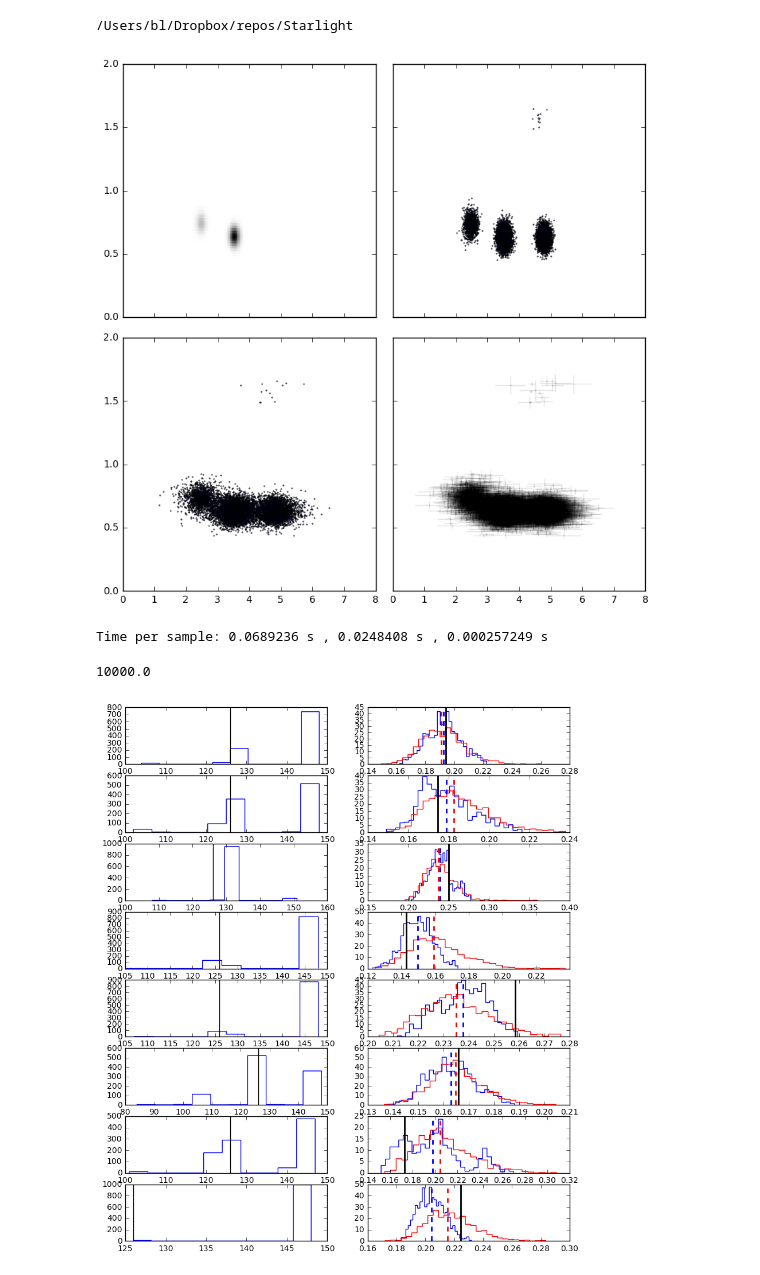
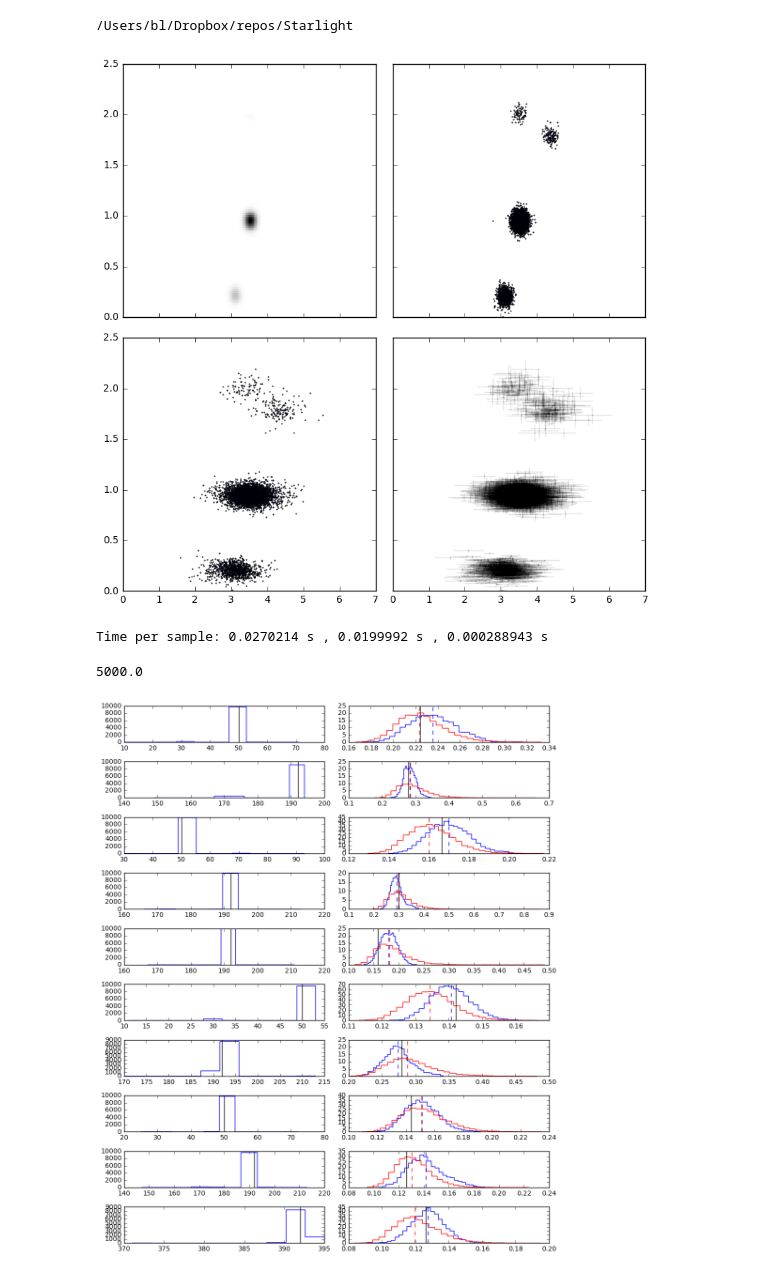
Before and after one commit to errai34/Starlight, a Jupyter notebook: notebooks/Testing simple HHRD on simulated data.ipynb, the cells around one changed output. Cells and saved outputs as stored; diff of their text form; code cells hidden in the pictures.

```diff
--- a/notebooks/Testing simple HHRD on simulated data.ipynb
+++ b/notebooks/Testing simple HHRD on simulated data.ipynb
@@ -44,8 +44,8 @@ xfine = np.vstack([g.ravel() for g in fgrids]).T
 
 true_model = hrd(xfine, binamps, binmus, binsigs).reshape(fgrids[0].shape)
 # %%
-nobj = 10000
-varpi_fracerror = np.random.uniform(low=0.001, high=0.1, size=nobj)
+nobj = 5000
+varpi_fracerror = np.random.uniform(low=0.001, high=0.15, size=nobj)
 mags_fracerror = np.random.uniform(low=0.001, high=0.05, size=nobj)
 model = SimpleHRDModel()
 #nbins, binamps, binmus, binsigs = model.draw_bins(nbins_perdim, ncols)
@@ -78,35 +78,37 @@ axs[3].errorbar(obsabsmag, obscolors, xerr=np.sqrt(obsmags_err**2 + dist_err**2)
                 fmt='o', markersize=1, color='k', lw=1, capsize=0, alpha=0.1)
 fig.tight_layout()
 # %% [output]
-[figure, old version]
+[figure, new version]
 # %%
-num_samples = 1000
+num_samples = 10000
 distances_samples, bins_samples, binamps_samples =\
             model.gibbs_sampler(num_samples, num_steps=50)
 # %% [output]
-Time per sample: 0.0689236 s , 0.0248408 s , 0.000257249 s
+Time per sample: 0.0270214 s , 0.0199992 s , 0.000288943 s
 # %%
 distances2 = distances_samples.mean(axis=0)
 bins2 = bins_samples.mean(axis=0).astype(int)
 binamps2 = binamps_samples.mean(axis=0)
 np.isfinite(distances_samples).sum() / num_samples
 # %% [output]
-10000.0
+5000.0
 # %%
 # TODO: better representation of bin locations (in 2D plane with sample average)
 distances_samples2 = np.vstack([1/(varpi + varpi_err*np.random.randn(nobj)) for i in range(num_samples)])
-fig, axs = plt.subplots(8, 2, figsize=(10, 12))
+fig, axs = plt.subplots(10, 2, figsize=(10, 12))
 js = np.where(varpi_fracerror > 0.05)[0]
+np.random.shuffle(js)
 for i in range(axs.shape[0]):
-    axs[i, 0].axvline(bins[i], c='k')
-    axs[i, 0].hist(bins_samples[:, js[i]], histtype='step')
+    axs[i, 0].axvline(bins[js[i]], c='k', lw=1, zorder=0)
+    axs[i, 0].hist(bins_samples[:, js[i]], histtype='step', zorder=1)
     axs[i, 1].hist(distances_samples[:, js[i]], 30, normed=True, color='b', histtype='step')#, range=[0., 0.4]
     axs[i, 1].hist(distances_samples2[:, js[i]], 30, normed=True, color='r', histtype='step')#, range=[0., 0.4]
-    axs[i, 1].axvline(distances[js[i]], c='k', lw=2)
-    axs[i, 1].axvline(distances2[js[i]], c='b', lw=2, ls='--')
-    axs[i, 1].axvline(1/varpi[js[i]], c='r', lw=2, ls='--')
+    axs[i, 1].axvline(distances[js[i]], c='k', lw=1)
+    axs[i, 1].axvline(distances2[js[i]], c='b', lw=1, ls='--')
+    axs[i, 1].axvline(1/varpi[js[i]], c='r', lw=1, ls='--')
+fig.tight_layout()
 # %% [output]
-[figure, old version]
+[figure, new version]
 # %%
 obsabsmag2 = obsmags - 5*np.log10(distances2) - 10
 fig, axs = plt.subplots(2, 2, figsize=(8, 8))
```
Also changed, not shown: parts of 2 cells of this notebook, 3 other files.
